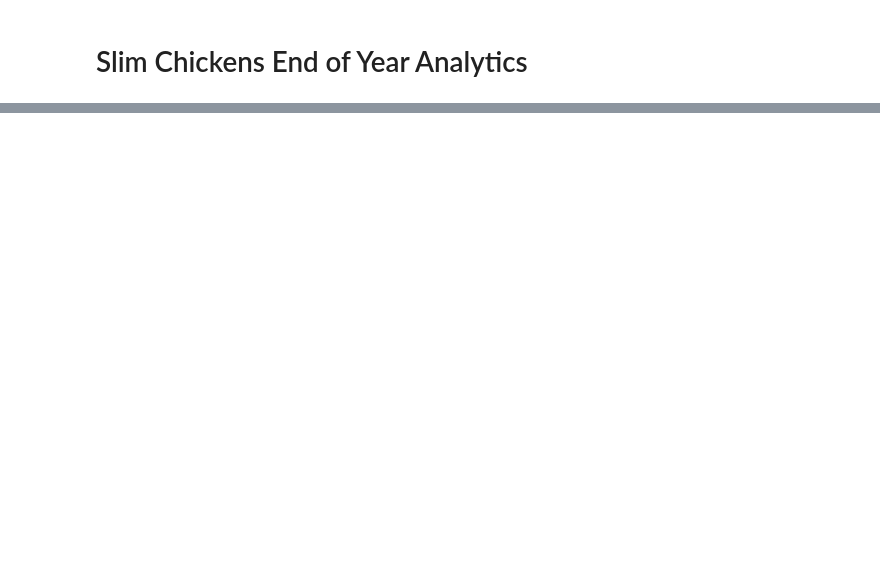
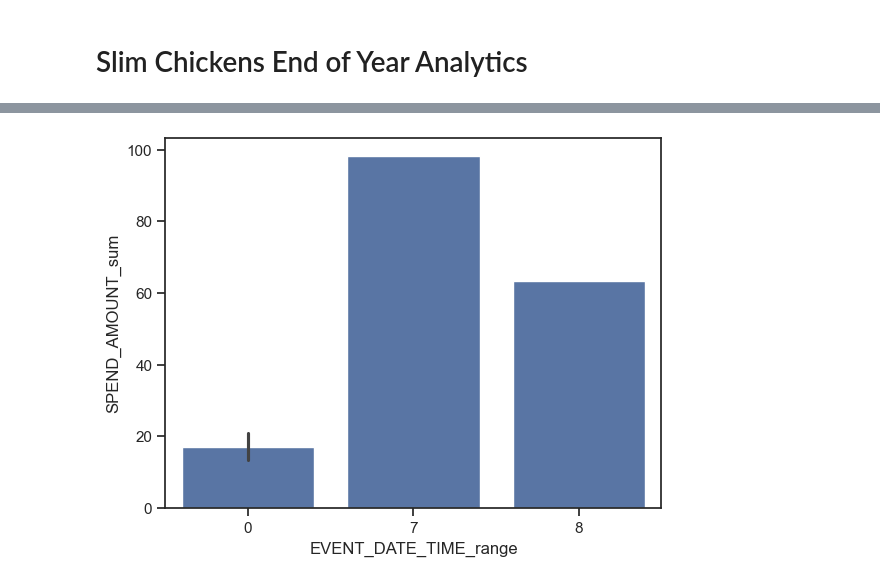
Before and after one commit to piukhq/snowdrops, a Jupyter notebook: end of year analytics/Slim Chickens/Slim Chickens.ipynb, the cells around one changed output, grey strips where cells are left out. Saved outputs shown, nothing was run; the diff lists cells and outputs as text; code cells hidden in the pictures; blank space fills up the shorter version.

```diff
--- a/end of year analytics/Slim Chickens/Slim Chickens.ipynb
+++ b/end of year analytics/Slim Chickens/Slim Chickens.ipynb
@@ -42,0 +123,4 @@ user_level_txns = return_df(
+# %%
+plot = sns.barplot(data=df_agg, x=df_agg['EVENT_DATE_TIME_range'], y=df_agg['SPEND_AMOUNT_sum'])
+# %% [output]
+[figure, added]
```
Also changed, not shown: parts of 13 cells of this notebook, 2 other files.
